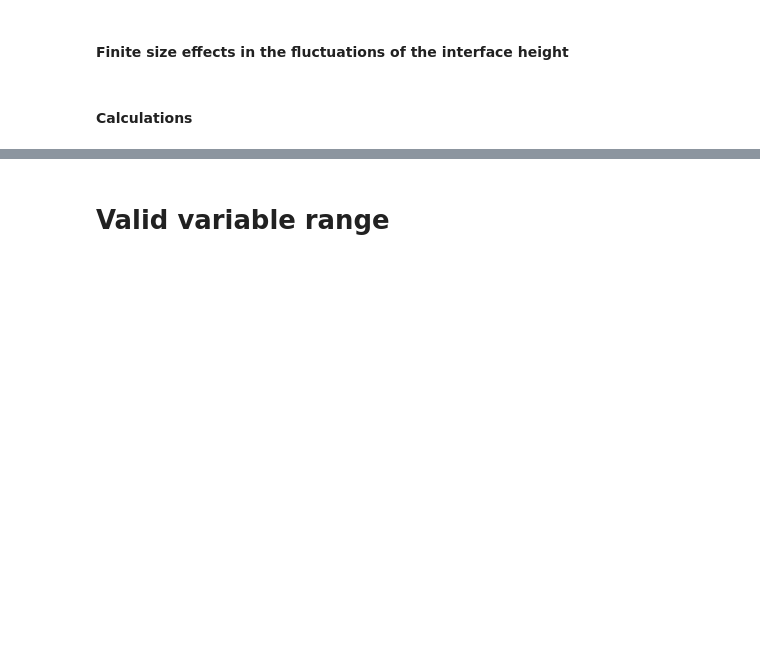
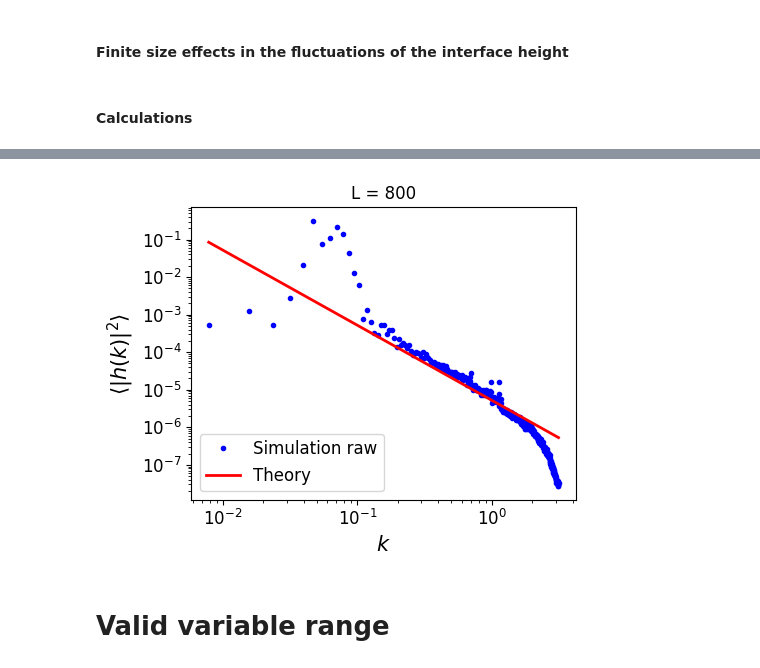
Before and after one commit to nkarthi95/LBMeX, a Jupyter notebook: src_lbm/binary/analysis.ipynb, the cells around one changed output, grey strips where cells are left out. Saved outputs shown, nothing was run; the diff lists cells and outputs as text; code cells hidden in the pictures; blank space fills up the shorter version.

```diff
--- a/src_lbm/binary/analysis.ipynb
+++ b/src_lbm/binary/analysis.ipynb
@@ -1064,8 +1064,8 @@ fig.tight_layout()
 #### Calculations
 # %%
 nx = 20
-ny = 4
-nz = 200
+ny = 2
+nz = 800
 
 boxDim = np.array([nx, ny, nz])
 
@@ -1148,6 +1150,7 @@ for path in h5_paths:
     h = interface_height(phi[0, :, :, :], chi, T, kappa)
 
     h = np.mean(h, axis = 0)
+    h -= (nx - 1)//2
     # h_k = fft.fft(h, norm = 'backward')
     h_k = fft.fft(h, norm = 'ortho')
     # h_k = np.mean(h_k, axis = 0)
@@ -1162,41 +1183,48 @@ heights_k /= len(h5_paths)
 # %%
 ## EXPERIMENTAL RESULTS ##
 L = nz
 k1 = fft.fftfreq(L)*2*np.pi
 S1 = heights_k.copy()
 
-kmin = 2*np.pi/L
-where = np.s_[:]#np.where(k1<=kmax)
-bins = np.arange(L//2+1)*kmin # kmax+1 for bin_edges: len(bins)=len(hist)+1
+slc = slice(1, L//2)
+xraw = k1[slc]
+yraw = S1[slc]
 
-shells = np.histogram(k1[where], bins, weights=S1[where])[0]
-counts = np.histogram(k1[where], bins)[0]
+binsize = 64
+kmin = 2*np.pi/binsize
+bins = np.arange(binsize//2+1)*kmin # kmax+1 for bin_edges: len(bins)=len(hist)+1
+shells = np.histogram(k1[slc], bins, weights=S1[slc])[0]
+counts = np.histogram(k1[slc], bins)[0]
 
-x_t = (bins[:-1]+bins[1:])/2
-y_t = shells/counts
+xbin = (bins[:-1]+bins[1:])/2
+ybin = shells/counts
 ## EXPERIMENTAL RESULTS ##
-
 
 ## THEORETICAL RESULTS ##
 phi0 = newton(fb, x0 = (0.5), args = (chi, T))
 sigma = 2*(phi0**2)*(1.76*(chi - 2*T) - 1.092*T*(phi0**2))
 
-freqs_theory = np.linspace(x_t[1:][0], x_t[1:][-1], 1001)
+freqs_theory = np.linspace(xraw[0], xraw[-1], 1001)
 interface_fluct_theory = kbt/(sigma*np.power(freqs_theory, 2))
 ## THEORETICAL RESULTS ##
 
-fig, ax = plt.subplots(1, 1, figsize = (4, 3))
+sz = 4
+ar = 1.25
+fig, ax = plt.subplots(1, 1, figsize = (sz*ar, sz))
 
-ax.loglog(x_t[1:], y_t[1:], "bx", label = "Simulation")
+ax.loglog(xraw, yraw, "bo", label = "Simulation raw", ms = 3)
+# ax.loglog(xbin, ybin, "gx", label = "Simulation binned", ms = 3)
 ax.loglog(freqs_theory, interface_fluct_theory, 'r-', lw = 2, label = "Theory")
 
 ax.set_xlabel(r"$k$", fontsize = 15)
 ax.set_ylabel(r"$\langle |h(k)|^2 \rangle$", fontsize = 15)
 ax.tick_params(axis='both', which='major', labelsize=12)
 
-ax.legend(fontsize = 12)
+ax.legend(fontsize = 12, loc = 'lower left')
 ax.set_title(f"L = {nz}")
 fig.tight_layout()
+# %% [output]
+[figure, added]
 # %% [markdown]
 # Valid variable range
 # %% [markdown]
```
Also changed, not shown: parts of 2 cells of this notebook, 4 other files.
